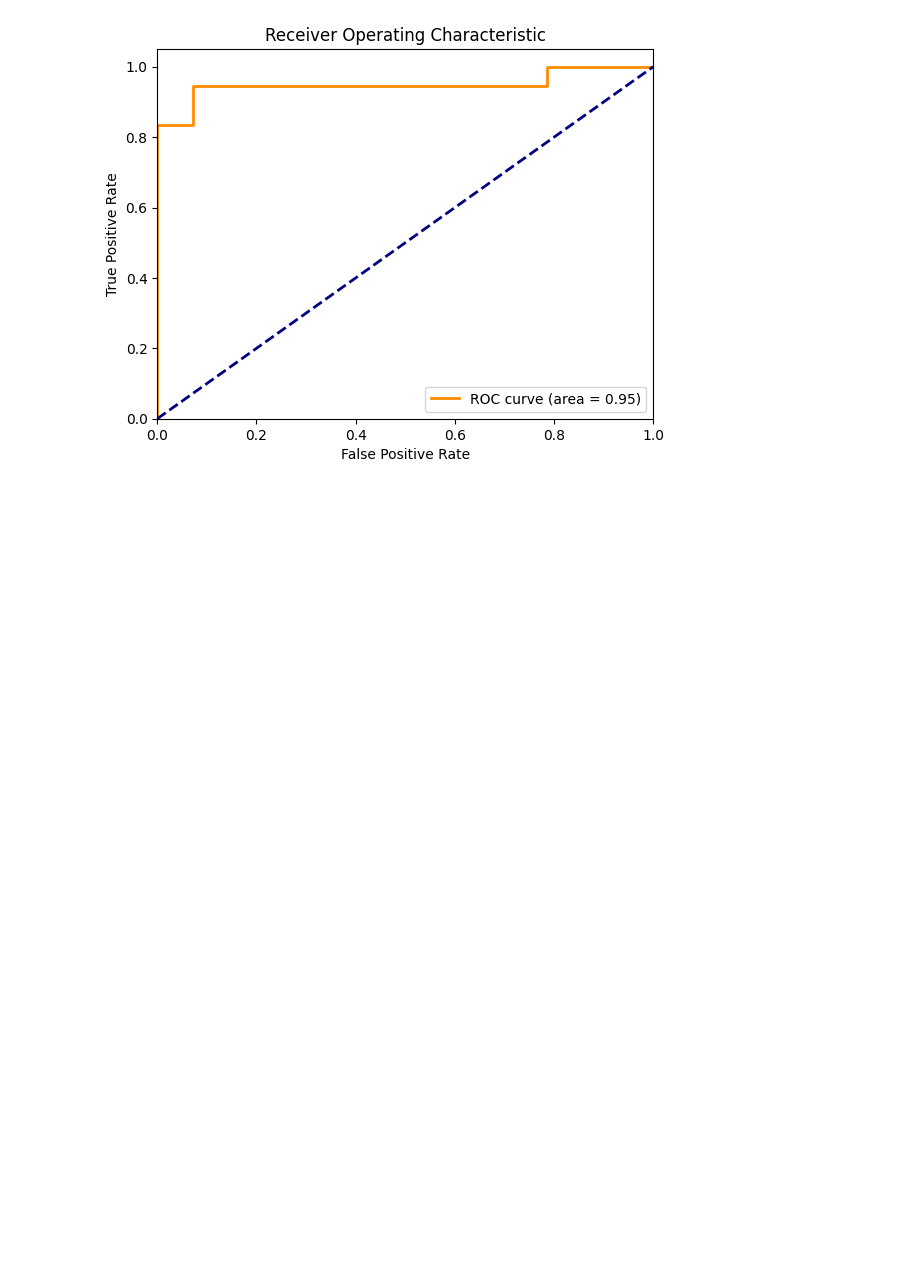
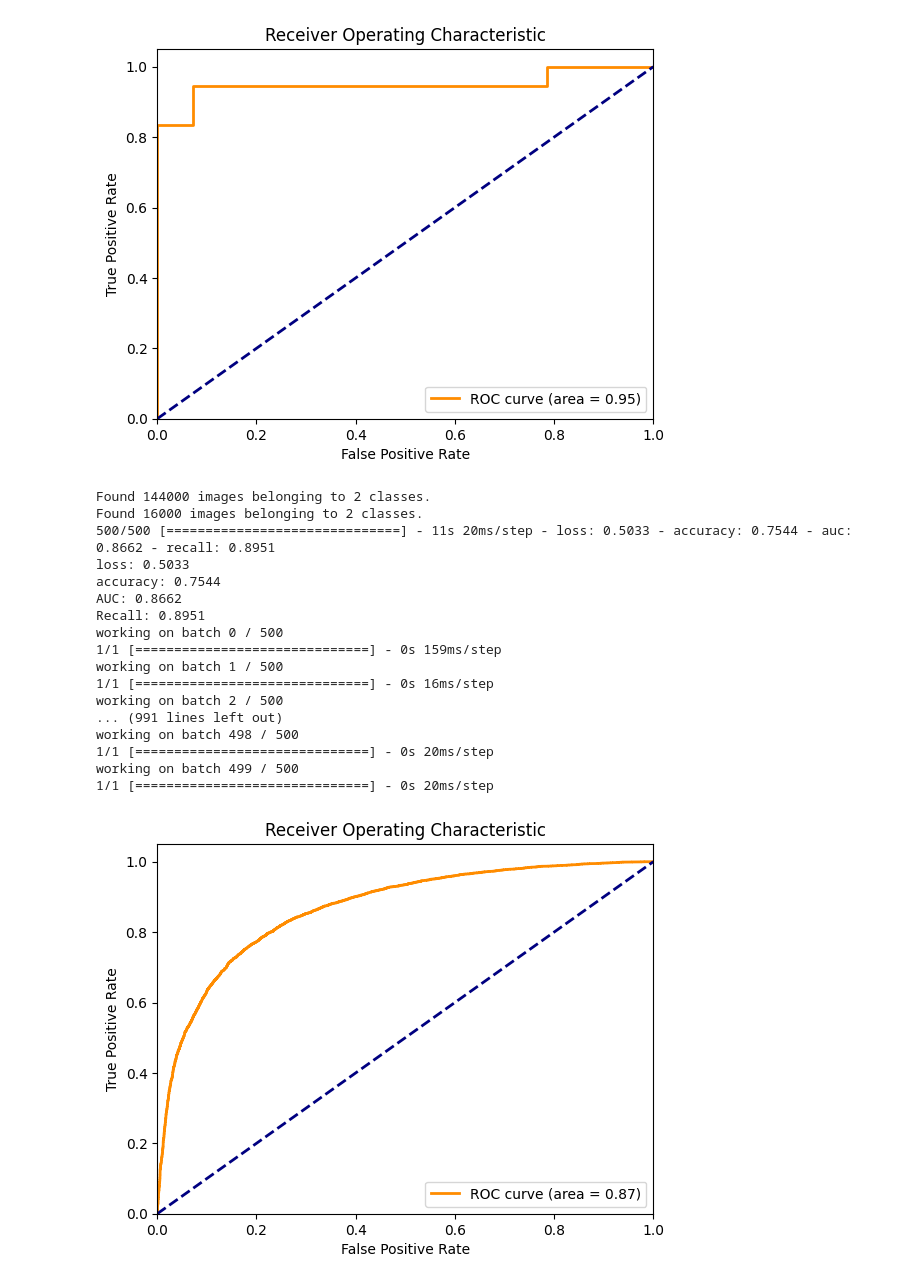
Before and after one commit to RWJAchten/8p361-project-imaging, a Jupyter notebook: hybrid/main.ipynb, the cells around one changed output. Saved outputs shown, nothing was run; the diff lists cells and outputs as text; code cells hidden in the pictures; blank space fills up the shorter version.

```diff
--- a/hybrid/main.ipynb
+++ b/hybrid/main.ipynb
@@ -30,3 +30,27 @@ AUC: 0.8662
 Recall: 0.8951
 1/1 [==============================] - 0s 168ms/step
 [figure]
+# %%
+model_name='vitsingle_test4'
+train_gen, val_gen = get_pcam_generators(dir+'\Data')
+model_path = dir+'/metadata/'+model_name + '_weights.hdf5' #'_weights.keras'
+loss, accuracy, area_under_curve, recall = evaluate_model_from_file(model_path, val_gen)
+# %% [output]
+Found 144000 images belonging to 2 classes.
+Found 16000 images belonging to 2 classes.
+500/500 [==============================] - 11s 20ms/step - loss: 0.5033 - accuracy: 0.7544 - auc: 0.8662 - recall: 0.8951
+loss: 0.5033
+accuracy: 0.7544
+AUC: 0.8662
+Recall: 0.8951
+working on batch 0 / 500
+1/1 [==============================] - 0s 159ms/step
+working on batch 1 / 500
+1/1 [==============================] - 0s 16ms/step
+working on batch 2 / 500
+... (991 lines left out)
+working on batch 498 / 500
+1/1 [==============================] - 0s 20ms/step
+working on batch 499 / 500
+1/1 [==============================] - 0s 20ms/step
+[figure, added]
```
Also changed, not shown: 1 other file.
